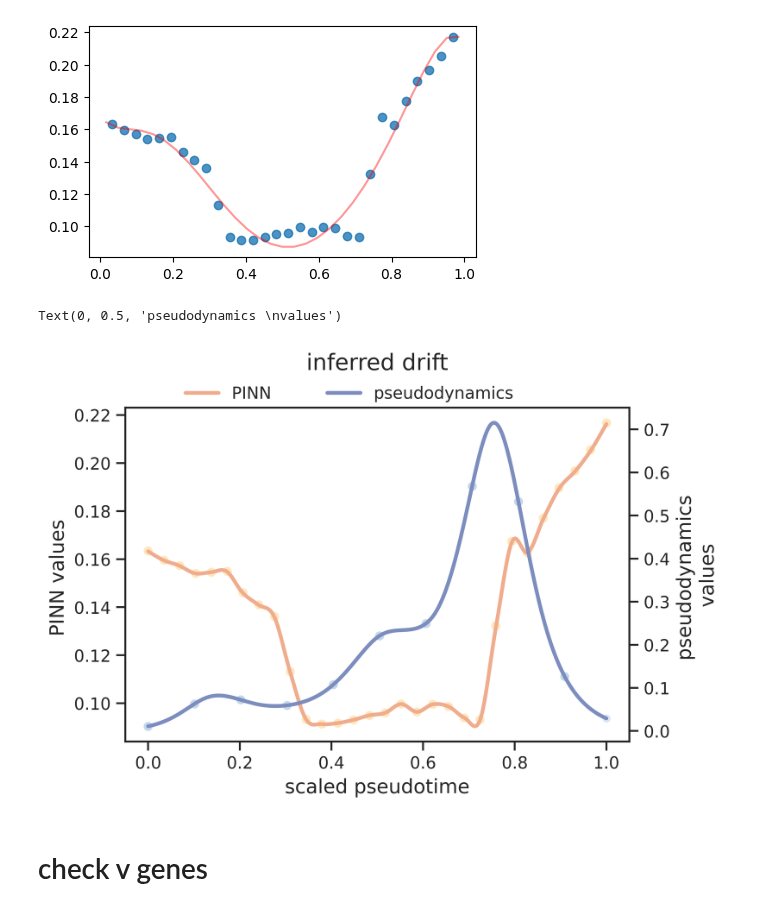
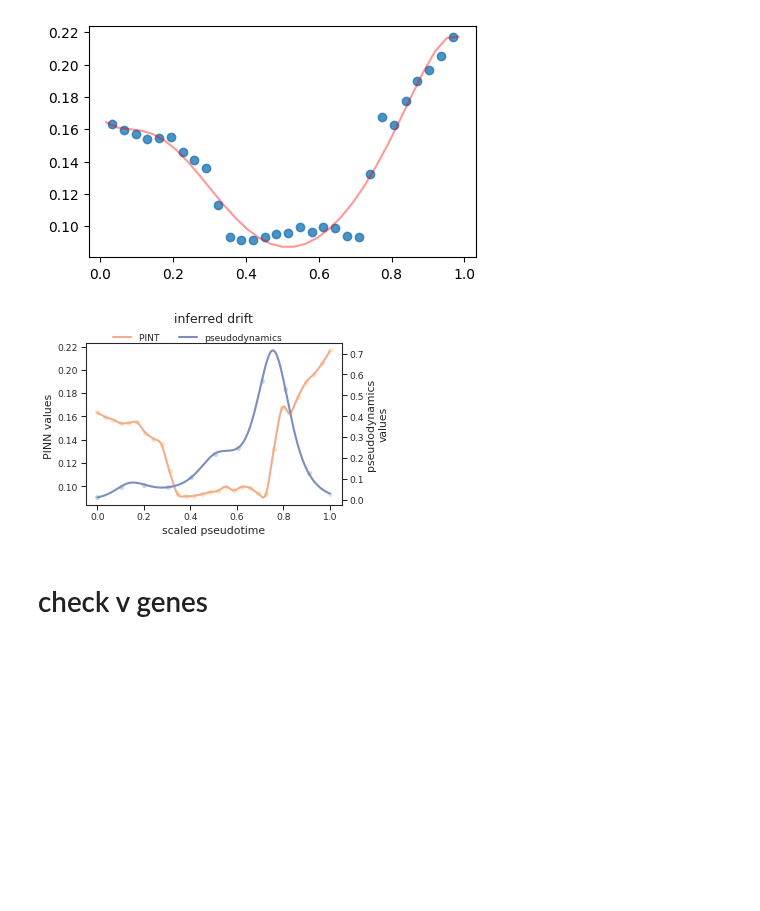
Before and after one commit to oZwZo/PINN_dynamics, a Jupyter notebook: Explore_Notebook/9.Benchmark_pseudodyn/1-2.plot_v.ipynb, the cells around one changed output. Drawn from its saved outputs; the diff is of its cells as text; code cells hidden in the pictures; blank space fills up the shorter version.

Commit message:
update the comparison with pseudodyn velocity

```diff
--- a/Explore_Notebook/9.Benchmark_pseudodyn/1-2.plot_v.ipynb
+++ b/Explore_Notebook/9.Benchmark_pseudodyn/1-2.plot_v.ipynb
@@ -122,28 +122,33 @@ v_smooth = (v_smooth[:-1] + v_smooth[1:])/2
 # %% [output]
 [figure]
 # %%
+dpi = 60
+
 sns.set_theme(style="ticks", font_scale=1)
-fig = plt.figure(figsize=(6,4), dpi=600)
+fig = plt.figure(figsize=(5.5,3.5), dpi=dpi)
 ax1 = fig.gca()
 ax2 = ax1.twinx()
 
 ax1.scatter(np.linspace(0,1,nbins), y, color='#FFE7BD', s=25)
 ax2.scatter(np.linspace(0,1,298)[np.arange(0,298,30)], pdyn_v[np.arange(0,298,30)],  s=25, color='#C5D9ED')
 ax2.scatter(np.linspace(0,1,298)[-1], pdyn_v.values[-1], alpha=0.5, s=20, color='#C5D9ED')
 
 ax2.plot(np.linspace(0,1,298), pdyn_v, label='pseudodynamics', color='#7C8DBE', linewidth=2.5)
-ax1.plot(np.linspace(0,1,298), v_smooth, label='PINN ',color="#F0AD8E", linewidth=2.5)
+ax1.plot(np.linspace(0,1,298), v_smooth, label='PINT ',color="#F0AD8E", linewidth=2.5)
 
 ax1.legend(bbox_to_anchor=[0.13,1.1, 0.2,0.01], frameon=False)
 ax2.legend(bbox_to_anchor=[0.6,1.1, 0.2,0.01], frameon=False)
 
 ax1.set_title('inferred drift', pad=25, fontsize=15)
 ax1.set_xlabel('scaled pseudotime', fontsize=13)
 ax1.set_ylabel('PINN values ', fontsize=13)
 ax2.set_ylabel('pseudodynamics \nvalues', fontsize=13)
+
+
+if dpi == 600:
+    fig.savefig('figures/meahr/drift_project.pdf', bbox_inches='tight', dpi=dpi, transparent=True)
 # %% [output]
-Text(0, 0.5, 'pseudodynamics \nvalues')
-[figure, old version]
+[figure, new version]
 # %% [markdown]
 # check v genes
 # %%
```
